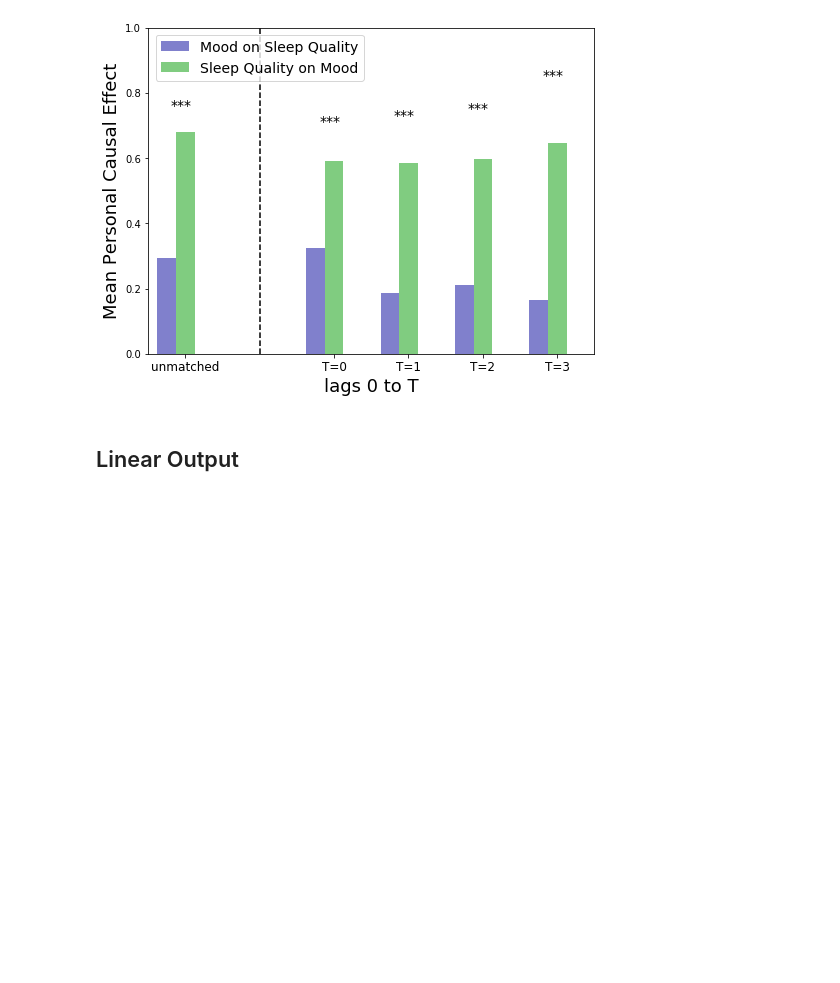
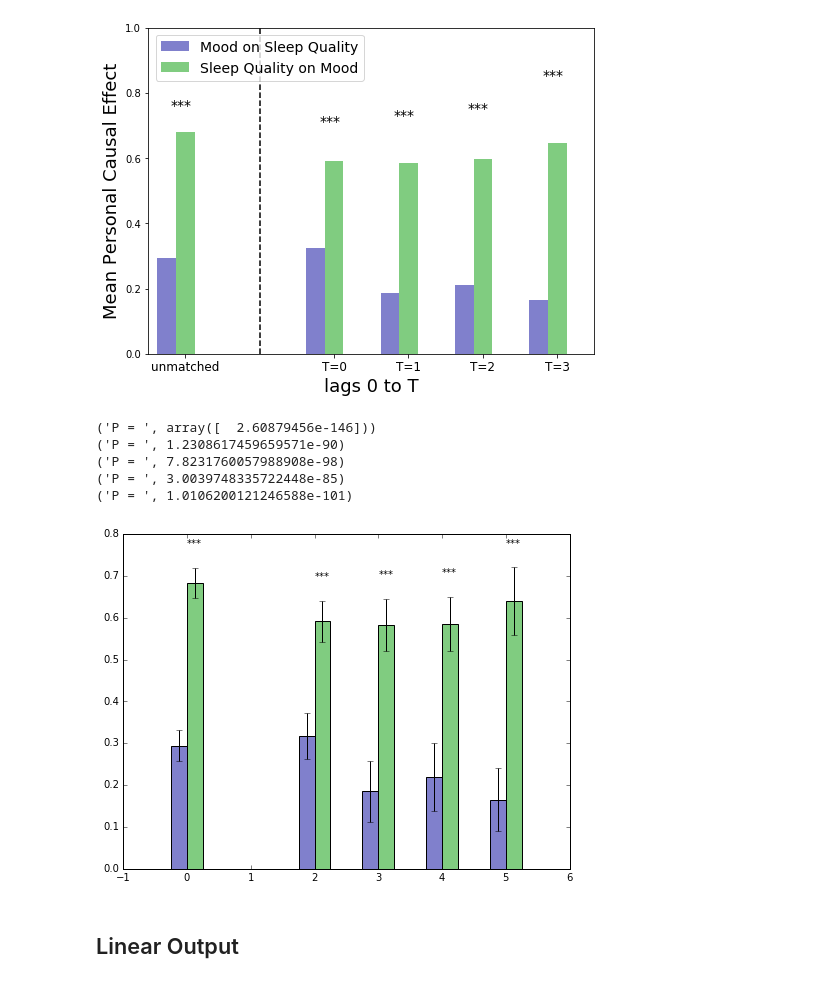
Before and after one commit to striantafillou/causality, a Jupyter notebook: run_psm_lags.ipynb, the cells around one changed output. Cells and saved outputs as stored; diff of their text form; code cells hidden in the pictures; blank space fills up the shorter version.

Commit message:
new figure for psm lags

```diff
--- a/run_psm_lags.ipynb
+++ b/run_psm_lags.ipynb
@@ -10,7 +10,7 @@ with open('data.dat','rb') as f:
     data, subjects = pickle.load(f)
 f.close()
 
-n_boot = 1
+n_boot = 100
 scorefunction = 'replacement'
 output = 'difference'
 var_threshold = 0.5
@@ -27,8 +27,8 @@ for k in range(n_boot):
 
     print (k),
 
-#     inds = np.random.choice(ind_set, size=len(data), replace=True)
-    inds = np.arange(0,len(data))
+    inds = np.random.choice(ind_set, size=len(data), replace=True)
+    #inds = np.arange(0,len(data))
 
     es_s2m = np.zeros([len(data),4])
     es_m2s = np.zeros([len(data),4])
@@ -147,0 +148,11 @@ NameError: name 'es_m2s_um_mean' is not defined
+# %%
+# compute standard deviations
+es_m2s_um_std = np.std(es_m2s_um_mean, axis=0)
+print(es_m2s_um_std)
+es_s2m_um_std = np.std(es_s2m_um_mean, axis=0)
+print(es_s2m_um_std)
+
+es_m2s_std =np.std(es_m2s_mean, axis=0)
+print(es_m2s_std)
+es_s2m_std = np.std(es_s2m_mean, axis=0)
+print(es_s2m_std)
@@ -181,6 +197,42 @@ plt.plot([1,1],[a[0],a[1]],'--',color=(0,0,0))
 # %% [output]
 [<matplotlib.lines.Line2D at 0x...>]
 [figure]
+# %%
+import matplotlib.pyplot as plt
+%matplotlib inline
+
+plt.figure(figsize=(8,6))
+
+# unmatched
+plt.bar(-.25, np.mean(es_m2s_um_mean), yerr = np.std(es_m2s_um_mean),width=.25,ecolor=(0,0,0),color=(.5,.5,.8))
+plt.bar(0, np.mean(es_s2m_um_mean), yerr = np.std(es_s2m_um_mean),width=.25,ecolor=(0,0,0),color=(.5,.8,.5))
+t,p = ttest_ind(es_m2s_um_mean, es_s2m_um_mean, equal_var=False)
+print('P = ',p)
+if p<0.001:
+    plt.text(0, np.mean(es_s2m_um_mean)+es_s2m_um_std+0.05, '***', fontsize=10)
+#     elif p<0.01:
+#         plt.text(2+i, np.mean(es_s2m_mean[:,i])+es_s2m_std[i]+0.05, '**', fontsize=10)
+#     elif p<0.05:
+#         plt.text(2+i, np.mean(es_s2m_mean[:,i])+es_s2m_std[i]+0.05, '*', fontsize=10)
+# matched
+for i in range(4):
+    plt.bar(1.75+i, np.mean(es_m2s_mean[:, i]), yerr = np.std(es_m2s_mean[:, i]), width=.25, ecolor=(0,0,0),color=(.5,.5,.8))
+    plt.bar(2+i, np.mean(es_s2m_mean[:, i]), yerr = np.std(es_s2m_mean[:, i]), width=.25,ecolor=(0,0,0),color=(.5,.8,.5))
+    t,p = ttest_ind(es_m2s_mean[:,i], es_s2m_mean[:,i], equal_var=False)
+    print('P = ',p)
+    if p<0.001:
+        plt.text(2+i, np.mean(es_s2m_mean[:,i])+es_s2m_std[i]+0.05, '***', fontsize=10)
+    elif p<0.01:
+        plt.text(2+i, np.mean(es_s2m_mean[:,i])+es_s2m_std[i]+0.05, '**', fontsize=10)
+    elif p<0.05:
+        plt.text(2+i, np.mean(es_s2m_mean[:,i])+es_s2m_std[i]+0.05, '*', fontsize=10)
+# %% [output]
+('P = ', array([  2.60879456e-146]))
+('P = ', 1.2308617459659571e-90)
+('P = ', 7.8231760057988908e-98)
+('P = ', 3.0039748335722448e-85)
+('P = ', 1.0106200121246588e-101)
+[figure, added]
 # %% [markdown]
 ## Linear Output
 # %%
```
Also changed, not shown: parts of 3 cells of this notebook, 1 other file.
